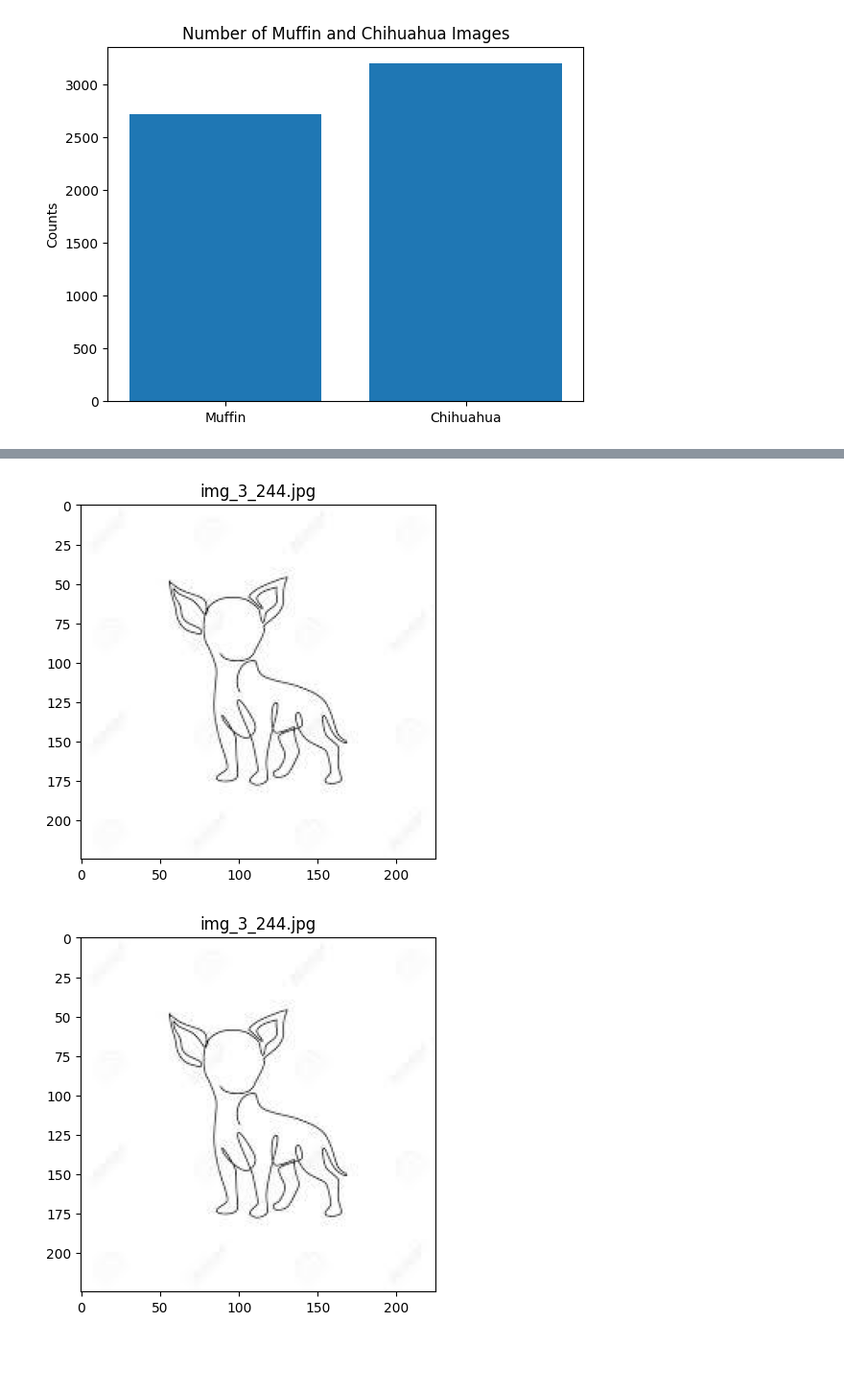
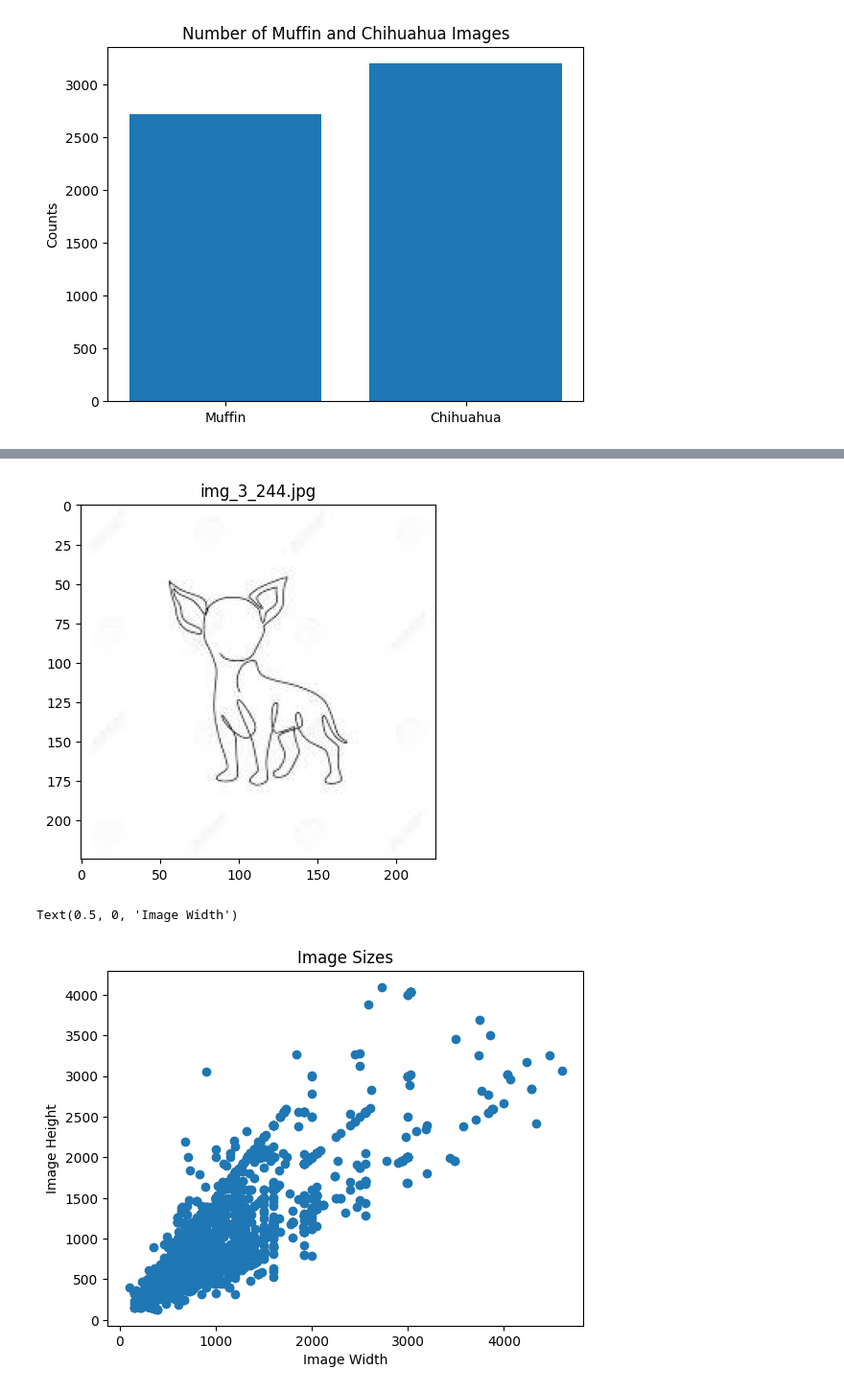
Before and after one commit to ssunsonic/Image_Classification, a Jupyter notebook: final_project_github.ipynb, the cells around one changed output, grey strips where cells are left out. Shown: that part at 96% size. Cells and saved outputs as stored; diff of their text form; code cells hidden in the pictures; blank space fills up the shorter version.

```diff
--- a/final_project_github.ipynb
+++ b/final_project_github.ipynb
@@ -92,6 +91,5 @@ for filename in train_muffin_files:
 # %%
-for i in range(0,2):
-  for filename in train_chihuahua_files:
+for filename in train_chihuahua_files:
     image_path = os.path.join(data_path_train_chihuahua, filename)
     image = Image.open(image_path)
 
@@ -102,4 +100,3 @@ for i in range(0,2):
     break
 # %% [output]
 [figure]
-[figure, removed]
@@ -105,0 +143,9 @@ for i in range(0,2):
+# %%
+# Visualize the image sizes: from the plot we see that the image sizes are not equal and we need to convert all images to a 640x480
+plt.scatter(image_size_width, image_size_height)
+plt.title("Image Sizes")
+plt.ylabel("Image Height")
+plt.xlabel("Image Width")
+# %% [output]
+Text(0.5, 0, 'Image Width')
+[figure, added]
```
Also changed, not shown: parts of 2 cells of this notebook.
